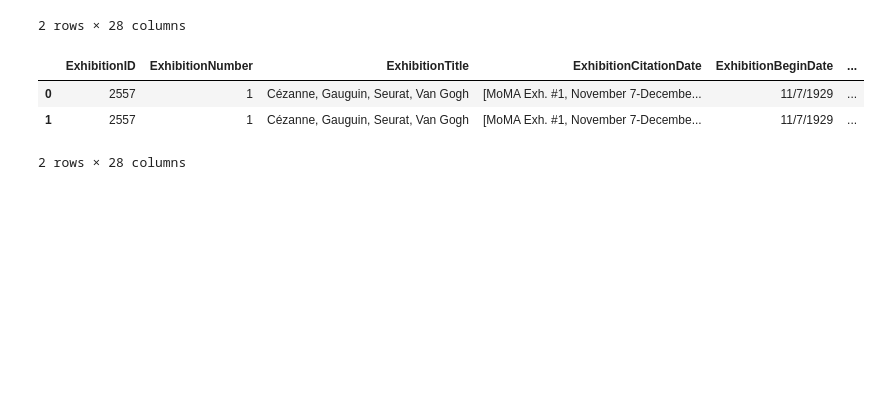
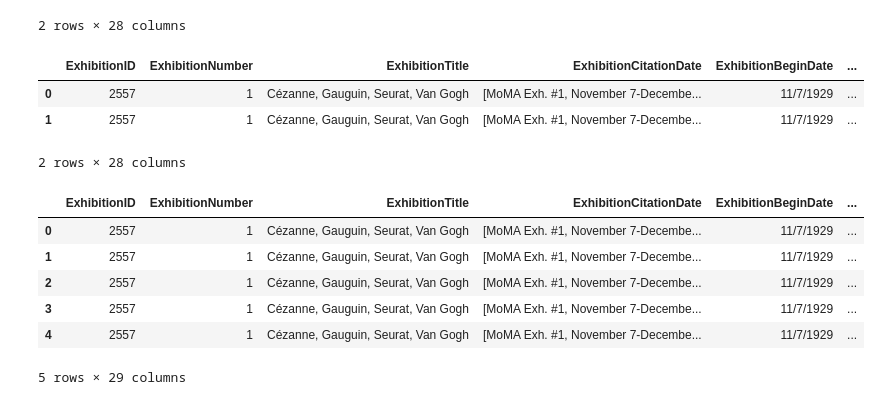
Before and after one commit to kquacken/module6_more_pyspark, a Jupyter notebook: 6_5_conditional_column_expressions.ipynb, the cells around one changed output. Saved outputs shown, nothing was run; the diff lists cells and outputs as text; code cells hidden in the pictures; blank space fills up the shorter version.

```diff
--- a/6_5_conditional_column_expressions.ipynb
+++ b/6_5_conditional_column_expressions.ipynb
@@ -170,0 +171,28 @@ exhibitions.take(2) >> to_pandas # No more "bad" symbols
+# %%
+#Step One
+(exhibitions
+    .withColumn('Nationality2',(when(col('Nationality')== "American","North American").when(col('Nationality')== "Canadian Inuit","North American").when(col('Nationality')== "American and Mexican","North American")
+                                .when(col('Nationality')== "Mexican","North American").when(col('Nationality')== "Canadian","North American").when(col('Nationality')== "Native American","North American")
+                                .when(col('Nationality')== "Haitian","North American").when(col('Nationality')== "Cuban","North American").when(col('Nationality')== "French","European")
+                                .when(col('Nationality')== "Dutch","European").when(col('Nationality')== "Italian","European").when(col('Nationality')== "Spanish","European")
+                                .when(col('Nationality')== "German","European").when(col('Nationality')== "Austrian","European").when(col('Nationality')== "Finnish","European")
+                                .when(col('Nationality')== "Swedish","European").when(col('Nationality')== "Swiss","European").when(col('Nationality')== "British","European")
+                                .when(col('Nationality')== "Czech","European").when(col('Nationality')== "Belgian","European").when(col('Nationality')== "English","European")
+                                .when(col('Nationality')== "Russian-Lithuanian","European").when(col('Nationality')== "Greek","European").when(col('Nationality')== "Norweigan","European")
+                                .when(col('Nationality')== "Latvian","European").when(col('Nationality')== "Polish","European") .when(col('Nationality')== "Danish","European")
+                                .when(col('Nationality')== "Netherlandish","European").when(col('Nationality')== "Romanian","European").when(col('Nationality')== "Flemish","European")
+                                .when(col('Nationality')== "Scottish","European").when(col('Nationality')== "Hungarian","European").when(col('Nationality')== "Yugoslav","European")
+                                .when(col('Nationality')== "Ukrainian","European").when(col('Nationality')== "Venetian","European").when(col('Nationality')== "Irish","European")
+                                .when(col('Nationality')== "Turkish","European").when(col('Nationality')== "Icelandic","European").when(col('Nationality')== "Croatia","European")
+                                .when(col('Nationality')== "Luxembourgish","European")
+                                .otherwise('other')))
+    .take(5)
+) >>to_pandas
+# %% [output]
+|  | ExhibitionID | ExhibitionNumber | ExhibitionTitle | ExhibitionCitationDate | ExhibitionBeginDate | ... |
+| 0 | 2557 | 1 | Cézanne, Gauguin, Seurat, Van Gogh | [MoMA Exh. #1, November 7-Decembe... | 11/7/1929 | ... |
+| 1 | 2557 | 1 | Cézanne, Gauguin, Seurat, Van Gogh | [MoMA Exh. #1, November 7-Decembe... | 11/7/1929 | ... |
+| 2 | 2557 | 1 | Cézanne, Gauguin, Seurat, Van Gogh | [MoMA Exh. #1, November 7-Decembe... | 11/7/1929 | ... |
+| 3 | 2557 | 1 | Cézanne, Gauguin, Seurat, Van Gogh | [MoMA Exh. #1, November 7-Decembe... | 11/7/1929 | ... |
+| 4 | 2557 | 1 | Cézanne, Gauguin, Seurat, Van Gogh | [MoMA Exh. #1, November 7-Decembe... | 11/7/1929 | ... |
+5 rows × 29 columns
```
Also changed, not shown: parts of 4 cells of this notebook, 7 other files.
